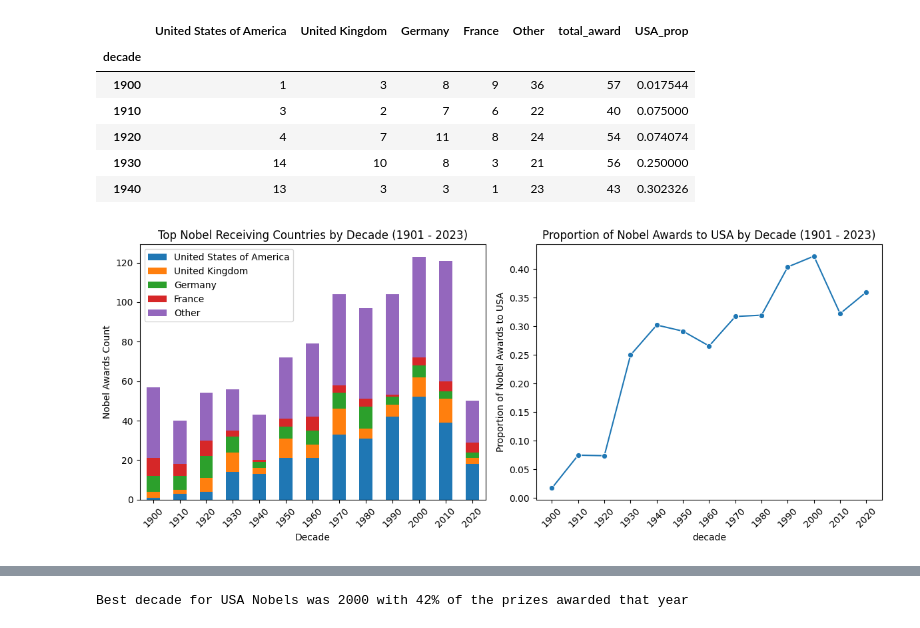
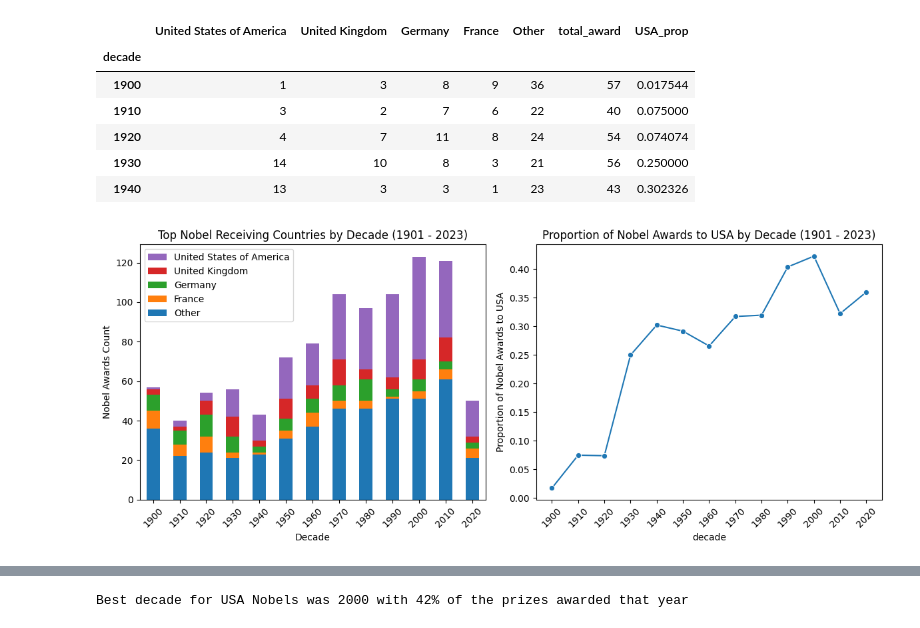
Before and after one commit to MichaelSzczepaniak/DSPortfolio, a Jupyter notebook: Nobel_Winners/NobelWinners.ipynb, the cells around one changed output, grey strips where cells are left out. Drawn from its saved outputs; the diff is of its cells as text; code cells hidden in the pictures.

Commit message:
fix order of stacked bars by country and decade

```diff
--- a/Nobel_Winners/NobelWinners.ipynb
+++ b/Nobel_Winners/NobelWinners.ipynb
@@ -188,21 +188,25 @@ df_top_countries.head()
 # %%
 fig1, ax1 = plt.subplots(1, 2, figsize=(12, 5))
 # create df for left plot
-df_left_plot = df_top_countries[['United States of America', 'United Kingdom', 'Germany', 'France', 'Other']]
+# df_left_plot = df_top_countries[['United States of America', 'United Kingdom', 'Germany', 'France', 'Other']]
+df_left_plot = df_top_countries[['Other', 'France', 'Germany', 'United Kingdom', 'United States of America']]
 df_left_plot.plot(kind='bar', stacked=True,
                   title="Top Nobel Receiving Countries by Decade (1901 - 2023)",
                   xlabel="Decade", ylabel="Nobel Awards Count", ax=ax1[0])
 # create df for right plot
 df_right_plot = df_top_countries[["USA_prop"]]
 # USA proportion over the decades
 g = sns.lineplot(data=df_right_plot, x="decade", y="USA_prop", marker='o', ax=ax1[1])
 g.set_ylabel("Proportion of Nobel Awards to USA")
 g.set_title("Proportion of Nobel Awards to USA by Decade (1901 - 2023)")
 # rotate the x-axis ticks
 ax1[0].tick_params(axis='x', labelrotation=45)
 ax1[1].tick_params(axis='x', labelrotation=45)
+# change order of legend to match the bars - Get the handles and labels
+handles, labels = ax1[0].get_legend_handles_labels()
+ax1[0].legend(reversed(handles), reversed(labels), title='')
 
 plt.tight_layout()
 plt.show()
 # %% [output]
-[figure, old version]
+[figure, new version]
```
Also changed, not shown: parts of 2 cells of this notebook.
